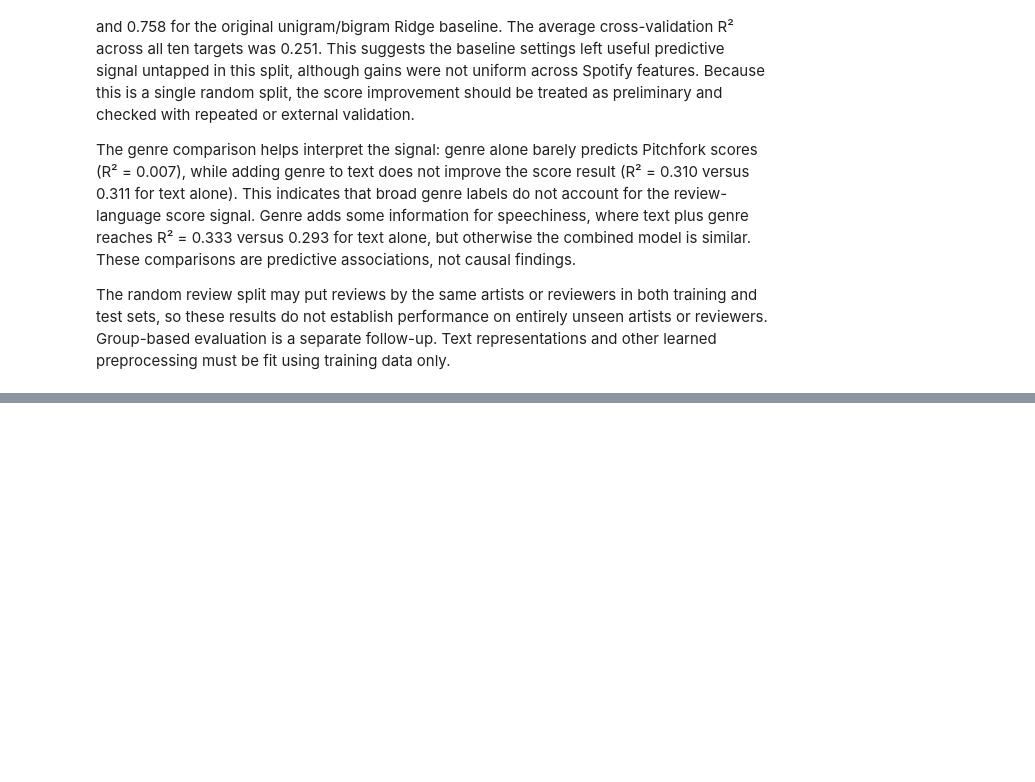
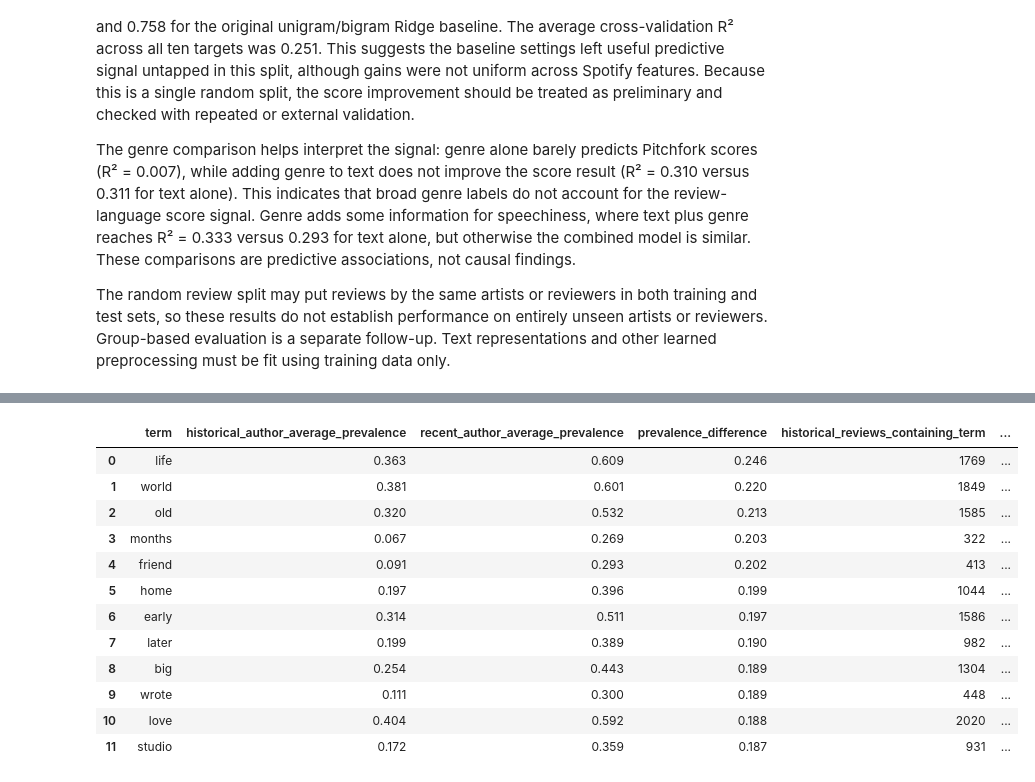
Before and after one commit to Oneplus-2997/objectively-reviewed-cos424, a Jupyter notebook: main_notebook.ipynb, the cells around one changed output, grey strips where cells are left out. Drawn from its saved outputs; the diff is of its cells as text; code cells hidden in the pictures; blank space fills up the shorter version.

Commit message:
Analyze recent review style and temporal NLP transfer

```diff
--- a/main_notebook.ipynb
+++ b/main_notebook.ipynb
@@ -2156,0 +2164,26 @@ The random review split may put reviews by the same artists or reviewers in both
+# %%
+from review_authorship_analysis import (
+    compare_review_period_style,
+    evaluate_historical_score_transfer,
+    load_recent_review_archive,
+)
+
+PITCHFORK_COLLECTION_ZIP = Path.home() / "Downloads" / "pitchfork_collection.zip"
+recent_reviews, recent_archive_audit, recent_schema_audit = load_recent_review_archive(
+    PITCHFORK_COLLECTION_ZIP
+)
+
+print("Archive ingestion and exclusions by period:")
+display(recent_archive_audit)
+print("Available authorship labels and Spotify features:")
+display(recent_schema_audit)
+print(
+    f"Loaded {len(recent_reviews):,} unique single-album reviews from "
+    f"{recent_reviews.reviewdate.min():%Y-%m-%d} through "
+    f"{recent_reviews.reviewdate.max():%Y-%m-%d}."
+)
+
+recent_author_counts = recent_reviews["reviewauthor"].value_counts()
+print(f"Observed authors in review text: {len(recent_author_counts)}")
+display(recent_author_counts.head(10).rename("reviews").to_frame())
+print(f"Top author share: {recent_author_counts.iloc[0] / len(recent_reviews):.1%}")
@@ -2156,0 +2255,19 @@ The random review split may put reviews by the same artists or reviewers in both
+# %%
+from review_authorship_analysis import rank_recent_vocabulary_shifts
+
+recent_vocabulary_shifts = rank_recent_vocabulary_shifts(nlp_data, recent_reviews)
+display(recent_vocabulary_shifts.round(3))
+# %% [output]
+|  | term | historical_author_average_prevalence | recent_author_average_prevalence | prevalence_difference | historical_reviews_containing_term | ... |
+| 0 | life | 0.363 | 0.609 | 0.246 | 1769 | ... |
+| 1 | world | 0.381 | 0.601 | 0.220 | 1849 | ... |
+| 2 | old | 0.320 | 0.532 | 0.213 | 1585 | ... |
+| 3 | months | 0.067 | 0.269 | 0.203 | 322 | ... |
+| 4 | friend | 0.091 | 0.293 | 0.202 | 413 | ... |
+| 5 | home | 0.197 | 0.396 | 0.199 | 1044 | ... |
+| 6 | early | 0.314 | 0.511 | 0.197 | 1586 | ... |
+| 7 | later | 0.199 | 0.389 | 0.190 | 982 | ... |
+| 8 | big | 0.254 | 0.443 | 0.189 | 1304 | ... |
+| 9 | wrote | 0.111 | 0.300 | 0.189 | 448 | ... |
+| 10 | love | 0.404 | 0.592 | 0.188 | 2020 | ... |
+| 11 | studio | 0.172 | 0.359 | 0.187 | 931 | ... |
```
Also changed, not shown: parts of 11 cells of this notebook, 3 other files.
